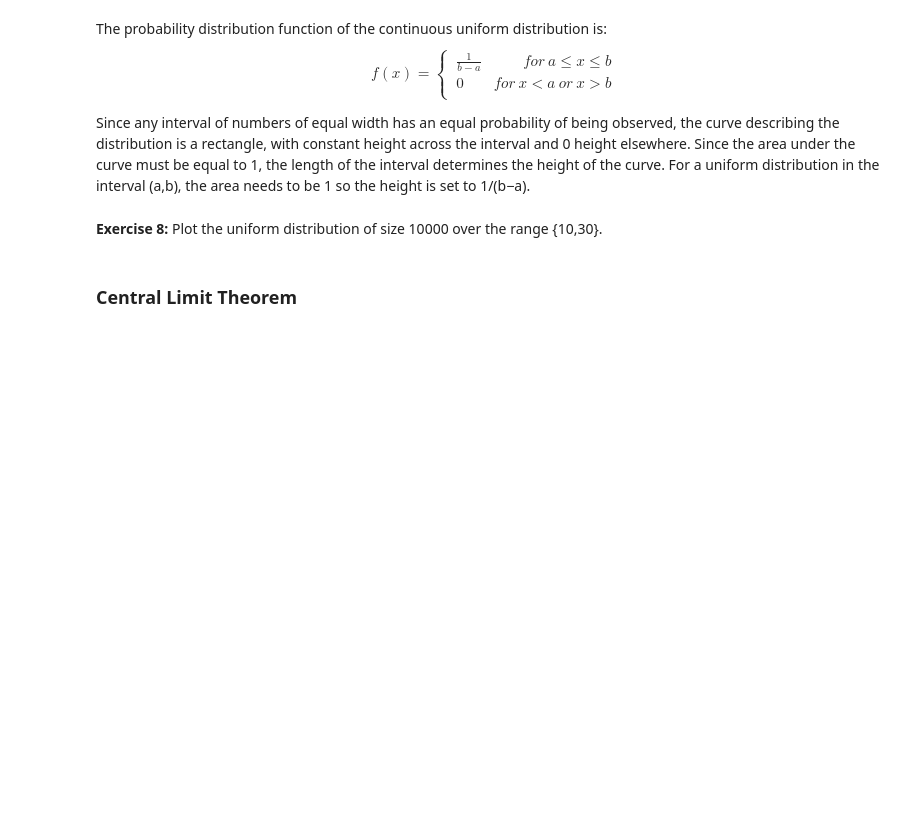
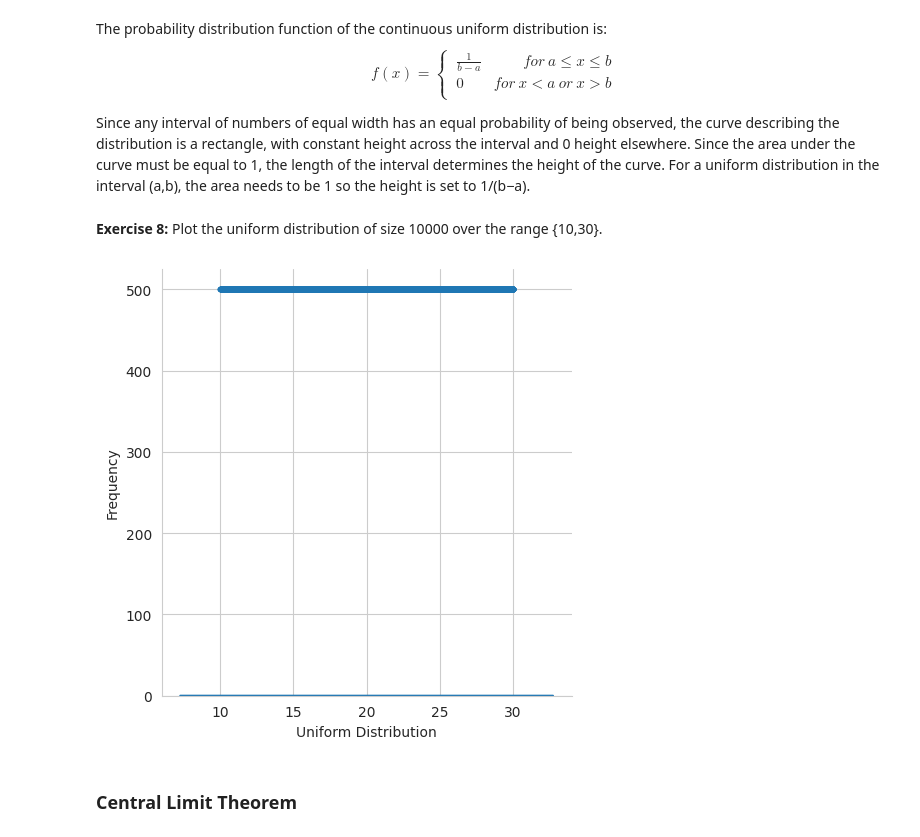
Before and after one commit to Shrutiba/iisc_cds, a Jupyter notebook: M1_AST_02_Probability_distributions_A.ipynb, the cells around one changed output. Drawn from its saved outputs; the diff is of its cells as text; code cells hidden in the pictures; blank space fills up the shorter version.

```diff
--- a/M1_AST_02_Probability_distributions_A.ipynb
+++ b/M1_AST_02_Probability_distributions_A.ipynb
@@ -374,14 +387,21 @@ Since any interval of numbers of equal width has an equal probability of being o
 # %%
 # random numbers from uniform distribution
 n = 10000
 start = 10
 width = 20
 data_uniform = uniform.rvs(size=n, loc = start, scale=width)
 # YOUR CODE HERE for distribution plot, use kde= True
 df_u = pd.DataFrame({'x':data_uniform})
+sns.displot(df_u,x='x',kind= 'kde')
 df_u['P'] = df_u['x'].apply(lambda v: 1/(width))
 
 # YOUR CODE HERE for visualize the data
+plt.plot(df_u['x'], 10000*df_u['P'], '.')
+plt.xlabel('Uniform Distribution')
+plt.ylabel('Frequency')
+plt.show()
+# %% [output]
+[figure, added]
 # %% [markdown]
 ### Central Limit Theorem
 # %% [markdown]
```
Also changed, not shown: parts of 18 cells of this notebook.
